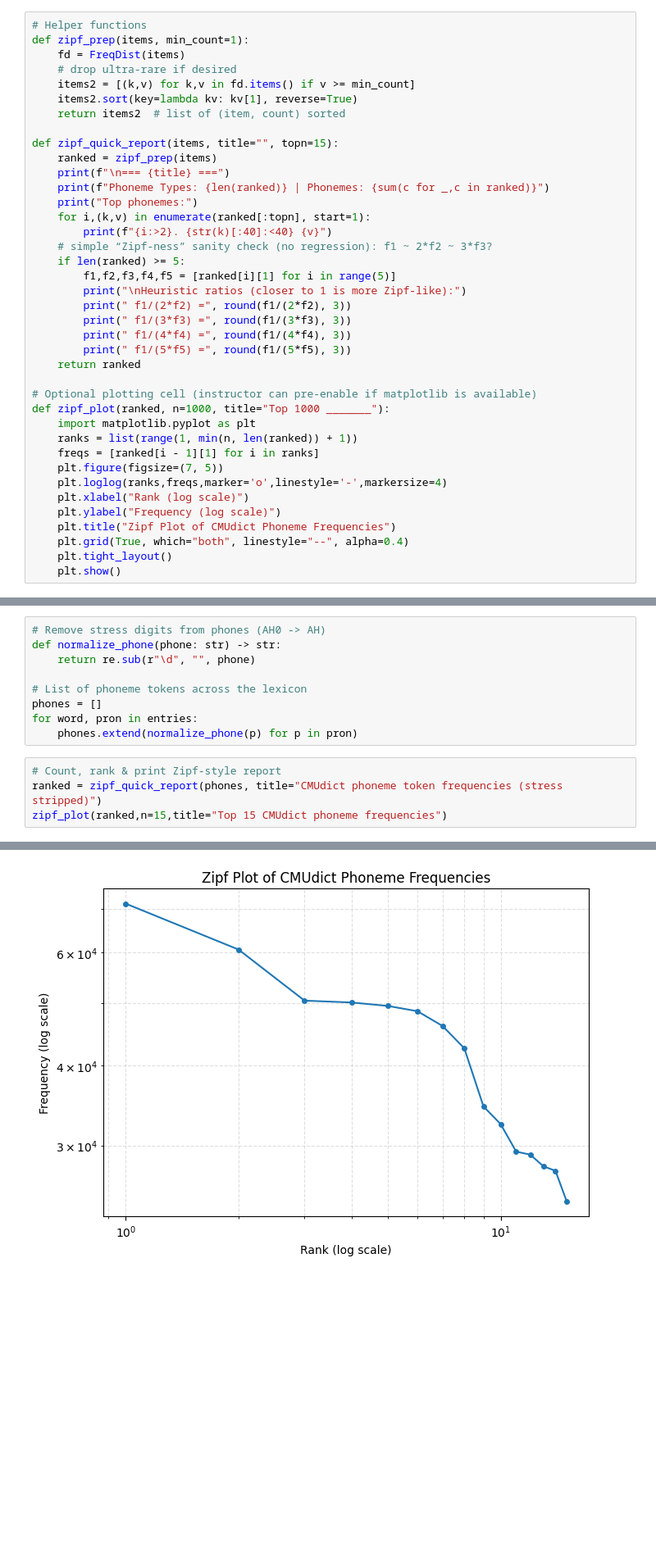
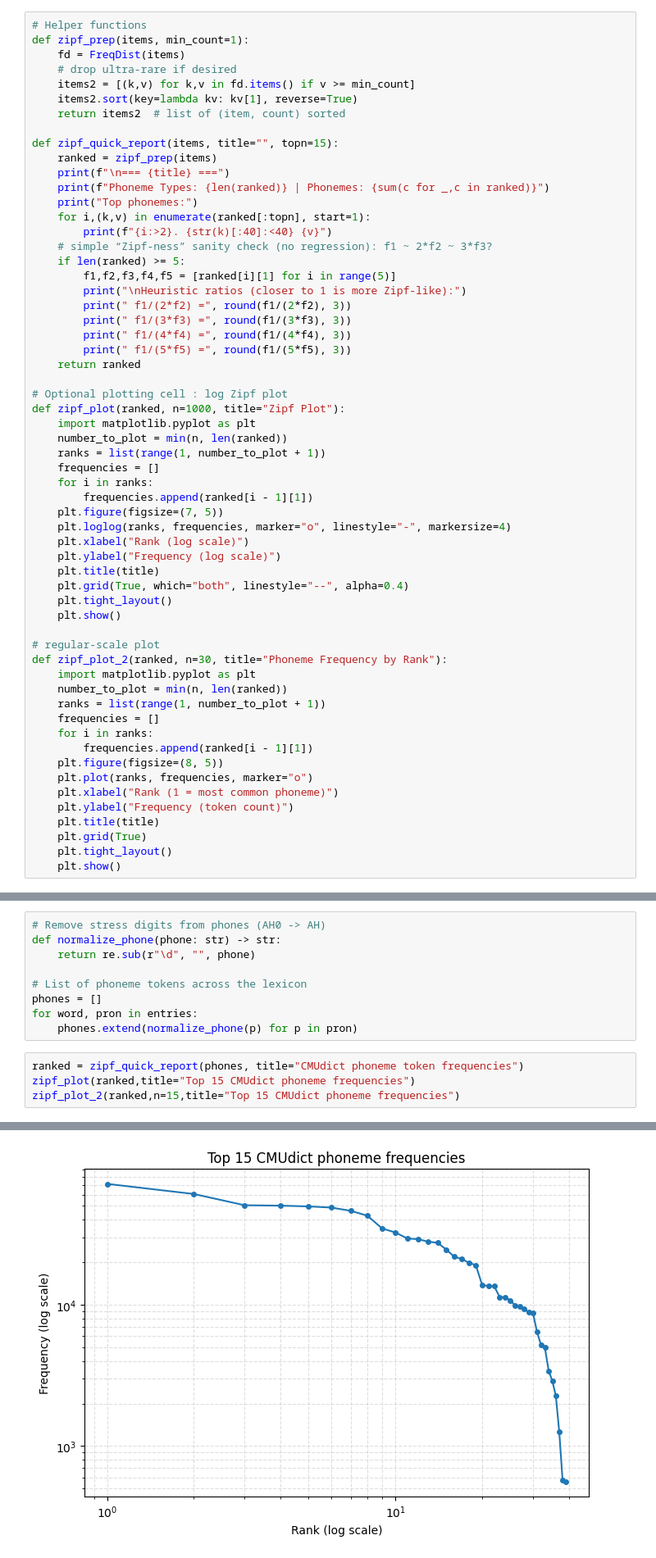
Before and after one commit to rumihoney/zipfs-law-hackathon, a Jupyter notebook: 05_phonetics_phonology/prompt_09_phonemes.ipynb, the cells around one changed output, grey strips where cells are left out. Shown at 82% size. Drawn from its saved outputs; the diff is of its cells as text; blank space fills up the shorter version.

```diff
--- a/05_phonetics_phonology/prompt_09_phonemes.ipynb
+++ b/05_phonetics_phonology/prompt_09_phonemes.ipynb
@@ -50,17 +47,37 @@ def zipf_quick_report(items, title="", topn=15):
         print(" f1/(5*f5) =", round(f1/(5*f5), 3))
     return ranked
 
-# Optional plotting cell (instructor can pre-enable if matplotlib is available)
-def zipf_plot(ranked, n=1000, title="Top 1000 _______"):
+# Optional plotting cell : log Zipf plot
+def zipf_plot(ranked, n=1000, title="Zipf Plot"):
     import matplotlib.pyplot as plt
-    ranks = list(range(1, min(n, len(ranked)) + 1))
-    freqs = [ranked[i - 1][1] for i in ranks]
+    number_to_plot = min(n, len(ranked))
+    ranks = list(range(1, number_to_plot + 1))
+    frequencies = []
+    for i in ranks:
+        frequencies.append(ranked[i - 1][1])
     plt.figure(figsize=(7, 5))
-    plt.loglog(ranks,freqs,marker='o',linestyle='-',markersize=4)
+    plt.loglog(ranks, frequencies, marker="o", linestyle="-", markersize=4)
     plt.xlabel("Rank (log scale)")
     plt.ylabel("Frequency (log scale)")
-    plt.title("Zipf Plot of CMUdict Phoneme Frequencies")
+    plt.title(title)
     plt.grid(True, which="both", linestyle="--", alpha=0.4)
     plt.tight_layout()
     plt.show()
+
+# regular-scale plot
+def zipf_plot_2(ranked, n=30, title="Phoneme Frequency by Rank"):
+    import matplotlib.pyplot as plt
+    number_to_plot = min(n, len(ranked))
+    ranks = list(range(1, number_to_plot + 1))
+    frequencies = []
+    for i in ranks:
+        frequencies.append(ranked[i - 1][1])
+    plt.figure(figsize=(8, 5))
+    plt.plot(ranks, frequencies, marker="o")
+    plt.xlabel("Rank (1 = most common phoneme)")
+    plt.ylabel("Frequency (token count)")
+    plt.title(title)
+    plt.grid(True)
+    plt.tight_layout()
+    plt.show()
 # %%
@@ -79,7 +96,7 @@ phones = []
 for word, pron in entries:
     phones.extend(normalize_phone(p) for p in pron)
 # %%
-# Count, rank & print Zipf-style report
-ranked = zipf_quick_report(phones, title="CMUdict phoneme token frequencies (stress stripped)")
-zipf_plot(ranked,n=15,title="Top 15 CMUdict phoneme frequencies")
+ranked = zipf_quick_report(phones, title="CMUdict phoneme token frequencies")
+zipf_plot(ranked,title="Top 15 CMUdict phoneme frequencies")
+zipf_plot_2(ranked,n=15,title="Top 15 CMUdict phoneme frequencies")
 # %% [output]
@@ -87,17 +104,17 @@ zipf_plot(ranked,n=15,title="Top 15 CMUdict phoneme frequencies")
 Phoneme Types: 39 | Phonemes: 853918
 Top phonemes:
  1. AH                                       71410
  2. N                                        60564
  3. S                                        50427
  4. IH                                       50093
  5. L                                        49479
  6. T                                        48549
  7. R                                        46046
  8. K                                        42502
  9. IY                                       34504
 ... (8 lines left out)
  f1/(2*f2) = 0.59
  f1/(3*f3) = 0.472
  f1/(4*f4) = 0.356
  f1/(5*f5) = 0.289
-[figure, old version]
+[figure, new version]
```
Also changed, not shown: parts of 4 cells of this notebook.
